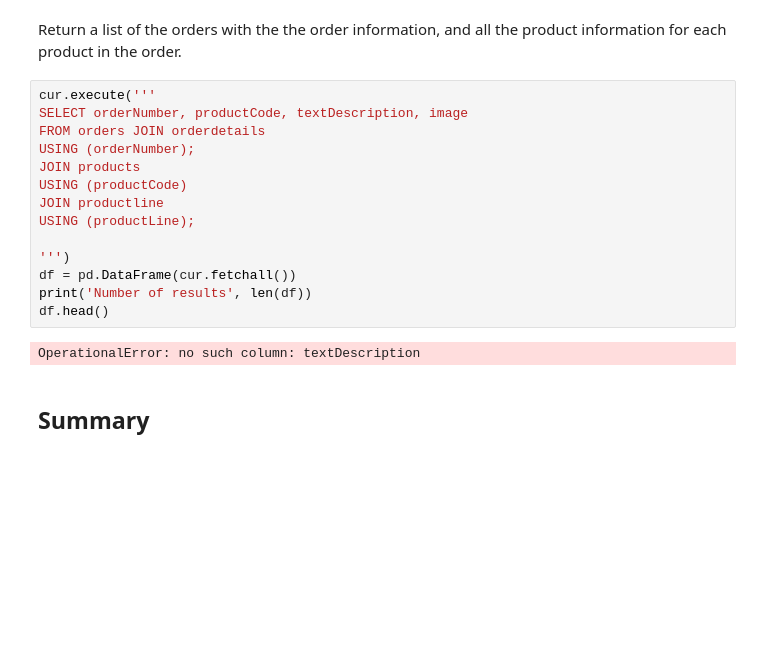
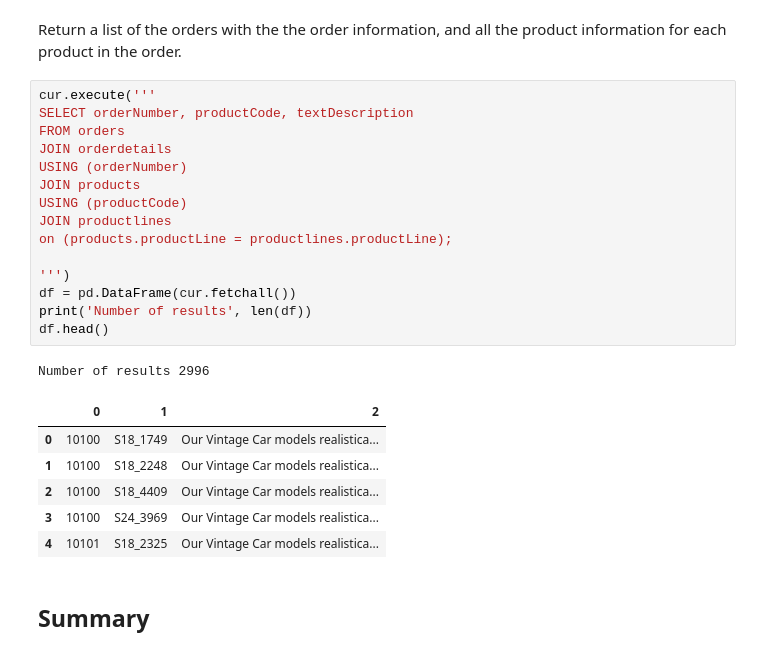
Before and after one commit to nikolholicka/curriculum, a Jupyter notebook: mod1/section05/dsc-1-05-13-one-to-many-and-many-to-many-joins-lab-online-ds-pt-041519/index.ipynb, the cells around one changed output. Cells and saved outputs as stored; diff of their text form; blank space fills up the shorter version.

```diff
--- a/mod1/section05/dsc-1-05-13-one-to-many-and-many-to-many-joins-lab-online-ds-pt-041519/index.ipynb
+++ b/mod1/section05/dsc-1-05-13-one-to-many-and-many-to-many-joins-lab-online-ds-pt-041519/index.ipynb
@@ -91,20 +102,27 @@ Number of results 2996
 Return a list of the orders with the the order information, and all the product information for each product in the order.
 # %%
 cur.execute('''
-SELECT orderNumber, productCode, textDescription, image
-FROM orders JOIN orderdetails
-USING (orderNumber);
+SELECT orderNumber, productCode, textDescription
+FROM orders
+JOIN orderdetails
+USING (orderNumber)
 JOIN products
 USING (productCode)
-JOIN productline
-USING (productLine);
+JOIN productlines
+on (products.productLine = productlines.productLine);
 
 ''')
 df = pd.DataFrame(cur.fetchall())
 print('Number of results', len(df))
 df.head()
 # %% [output]
-OperationalError: no such column: textDescription
+Number of results 2996
+|  | 0 | 1 | 2 |
+| 0 | 10100 | S18_1749 | Our Vintage Car models realistica... |
+| 1 | 10100 | S18_2248 | Our Vintage Car models realistica... |
+| 2 | 10100 | S18_4409 | Our Vintage Car models realistica... |
+| 3 | 10100 | S24_3969 | Our Vintage Car models realistica... |
+| 4 | 10101 | S18_2325 | Our Vintage Car models realistica... |
 # %% [markdown]
 ## Summary
 # %% [markdown]
```
Also changed, not shown: parts of 1 cell of this notebook, 2 other files.
